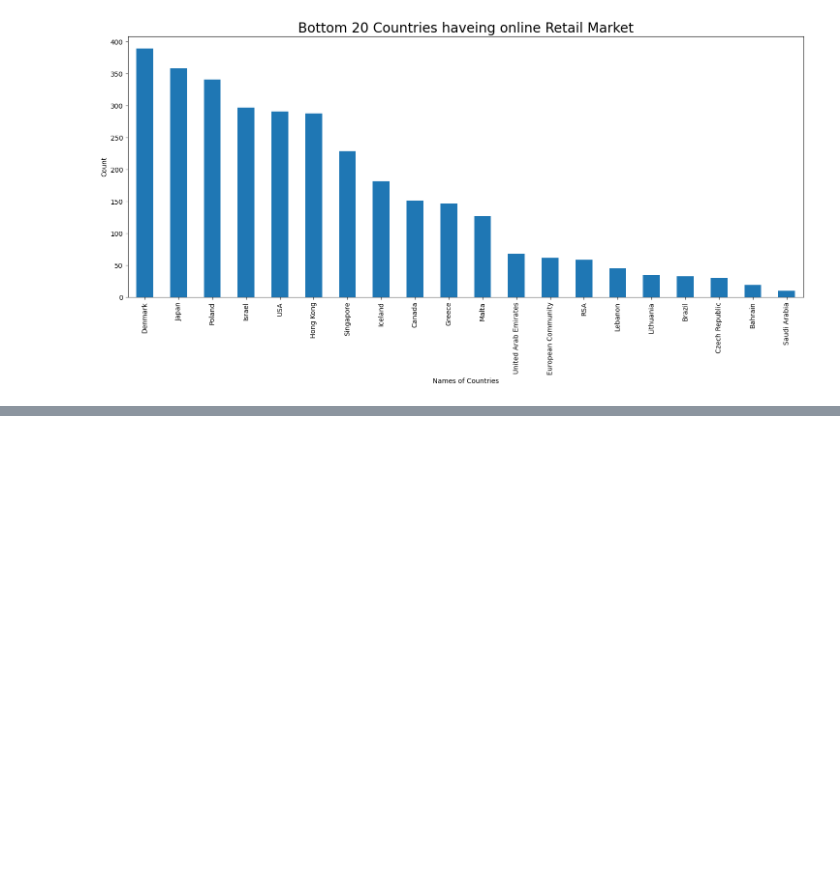
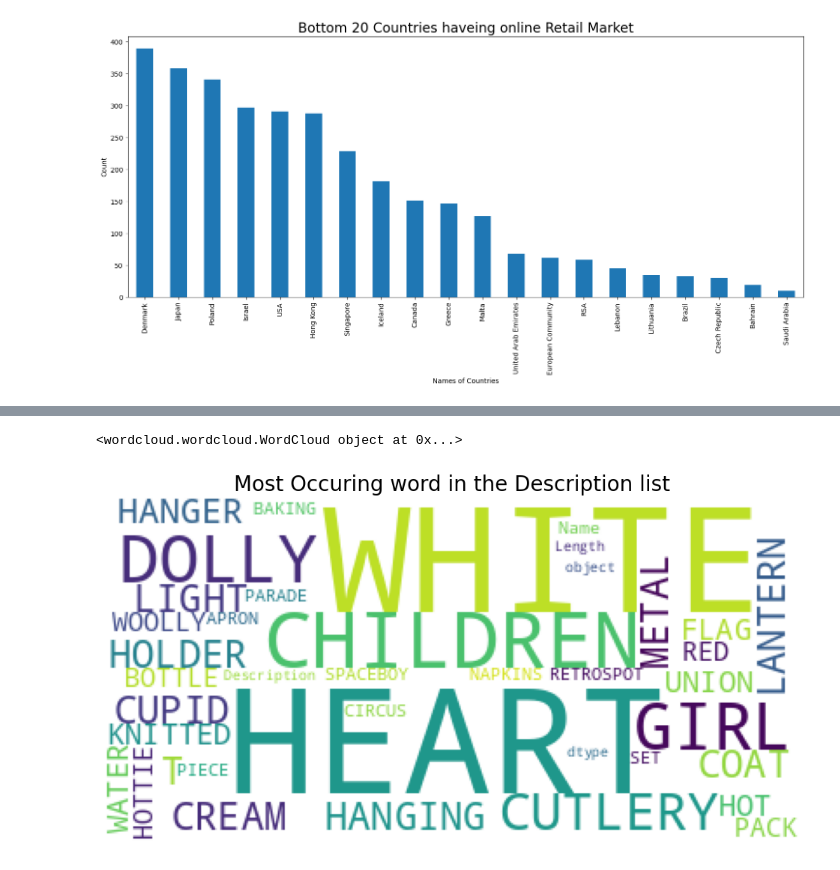
Before and after one commit to isauravmanitripathi/Online-Retail-Transaction, a Jupyter notebook: Online-Retail.ipynb, the cells around one changed output, grey strips where cells are left out. Saved outputs shown, nothing was run; the diff lists cells and outputs as text; code cells hidden in the pictures; blank space fills up the shorter version.

```diff
--- a/Online-Retail.ipynb
+++ b/Online-Retail.ipynb
@@ -186,0 +239,13 @@ plt.show()
+# %%
+stopwords = set(STOPWORDS)
+wordcloud = WordCloud(background_color = 'white').generate(str(data['Description']))
+
+print(wordcloud)
+plt.rcParams['figure.figsize'] = (12, 12)
+plt.axis('off')
+plt.imshow(wordcloud)
+plt.title('Most Occuring word in the Description list', fontsize = 20)
+plt.show()
+# %% [output]
+<wordcloud.wordcloud.WordCloud object at 0x...>
+[figure, added]
```
Also changed, not shown: parts of 15 cells of this notebook.
